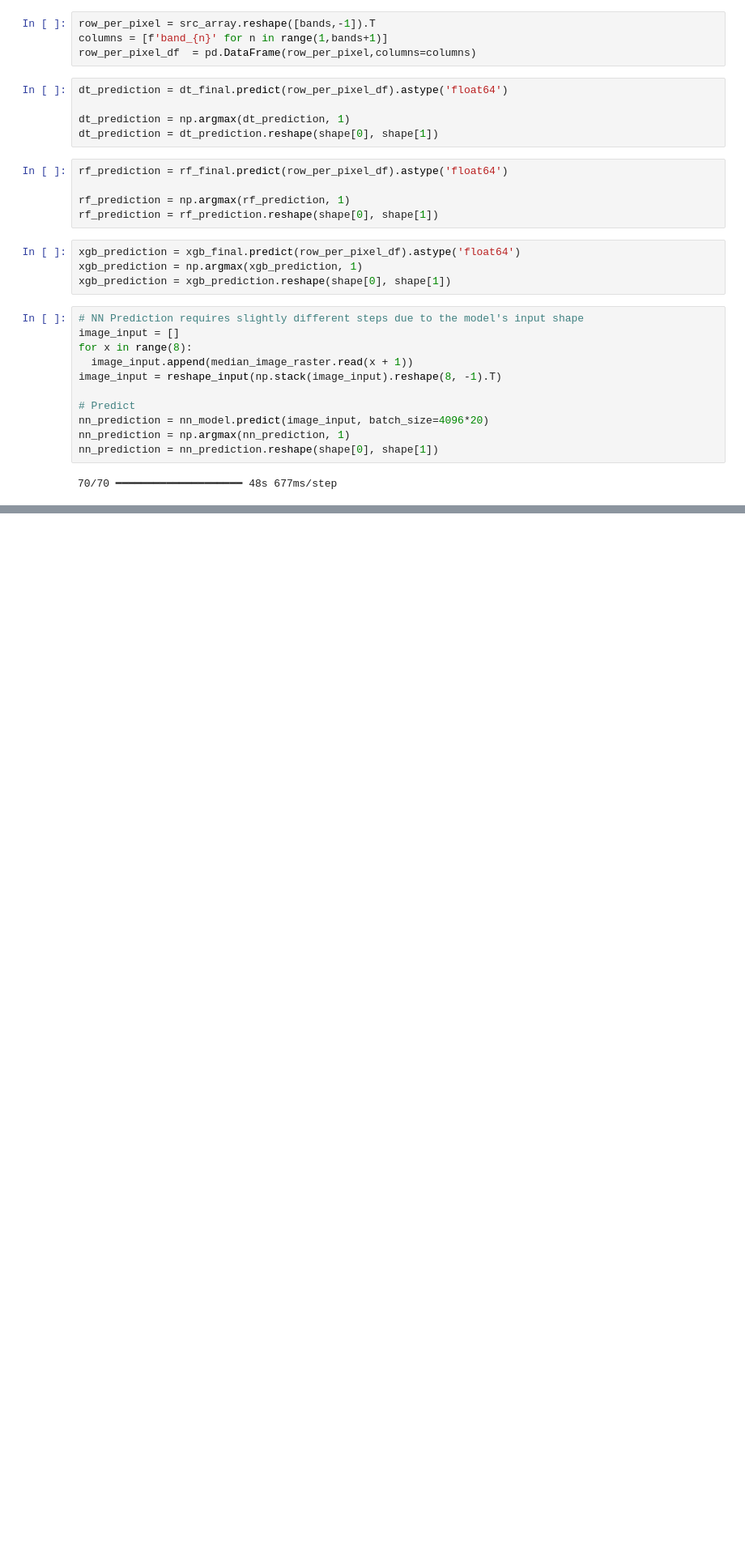
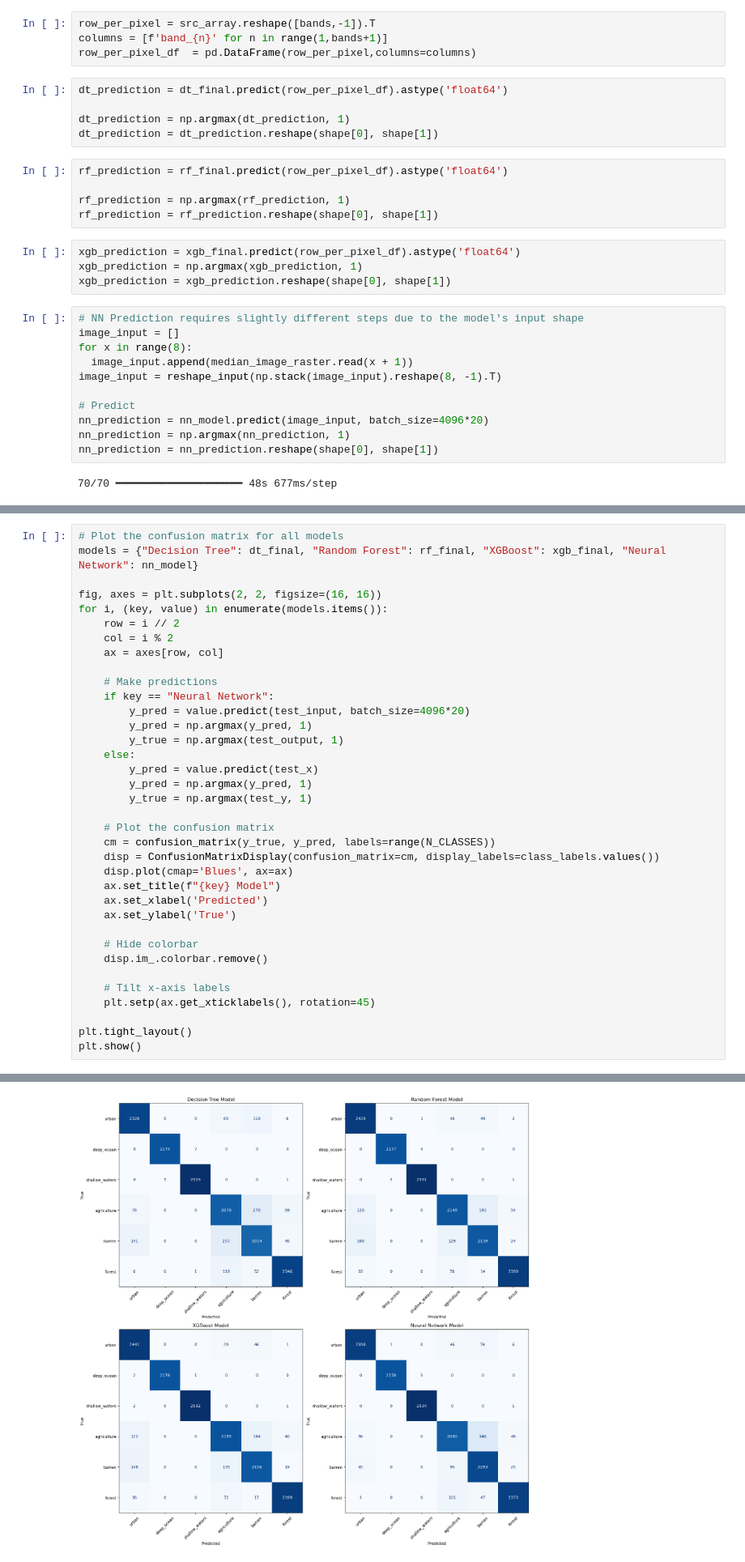
Before and after one commit to JuanesLamilla/cuba_landcover_class, a Jupyter notebook: analysis.ipynb, the cells around one changed output, grey strips where cells are left out. Shown at 81% size. Cells and saved outputs as stored; diff of their text form; blank space fills up the shorter version.

```diff
--- a/analysis.ipynb
+++ b/analysis.ipynb
@@ -882,0 +898,37 @@ plt.show()
+# %%
+# Plot the confusion matrix for all models
+models = {"Decision Tree": dt_final, "Random Forest": rf_final, "XGBoost": xgb_final, "Neural Network": nn_model}
+
+fig, axes = plt.subplots(2, 2, figsize=(16, 16))
+for i, (key, value) in enumerate(models.items()):
+    row = i // 2
+    col = i % 2
+    ax = axes[row, col]
+
+    # Make predictions
+    if key == "Neural Network":
+        y_pred = value.predict(test_input, batch_size=4096*20)
+        y_pred = np.argmax(y_pred, 1)
+        y_true = np.argmax(test_output, 1)
+    else:
+        y_pred = value.predict(test_x)
+        y_pred = np.argmax(y_pred, 1)
+        y_true = np.argmax(test_y, 1)
+
+    # Plot the confusion matrix
+    cm = confusion_matrix(y_true, y_pred, labels=range(N_CLASSES))
+    disp = ConfusionMatrixDisplay(confusion_matrix=cm, display_labels=class_labels.values())
+    disp.plot(cmap='Blues', ax=ax)
+    ax.set_title(f"{key} Model")
+    ax.set_xlabel('Predicted')
+    ax.set_ylabel('True')
+
+    # Hide colorbar
+    disp.im_.colorbar.remove()
+
+    # Tilt x-axis labels
+    plt.setp(ax.get_xticklabels(), rotation=45)
+
+plt.tight_layout()
+plt.show()
+# %% [output]
@@ -882,0 +936 @@ plt.show()
+[figure, added]
```
Also changed, not shown: parts of 14 cells of this notebook, 1 other file.
